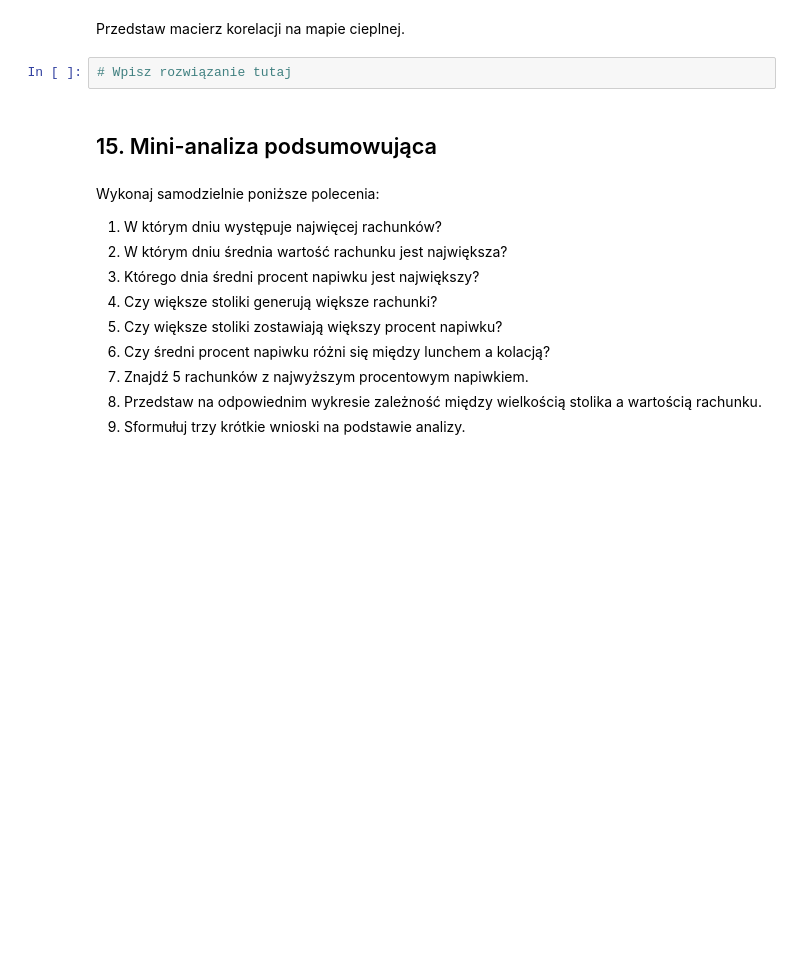
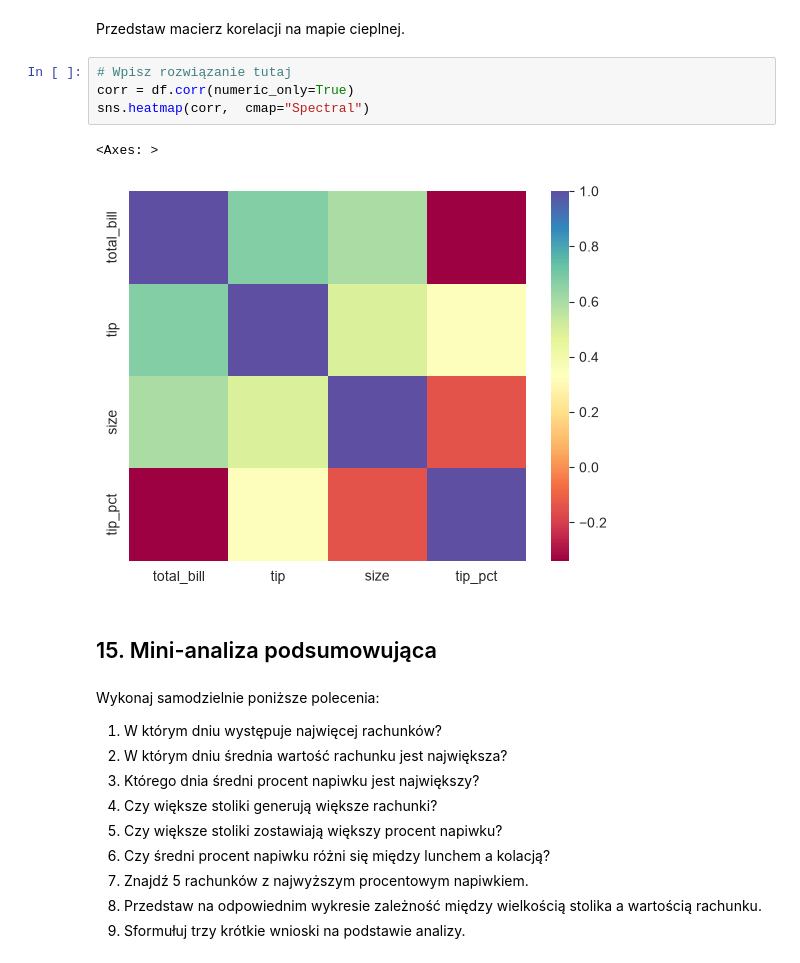
Before and after one commit to kingajutrzenka/Introduction-to-Data-Mining, a Jupyter notebook: 1les.ipynb, the cells around one changed output. Drawn from its saved outputs; the diff is of its cells as text; blank space fills up the shorter version.

```diff
--- a/1les.ipynb
+++ b/1les.ipynb
@@ -566,6 +587,11 @@ sns.lmplot(x='total_bill',y='tip', data=df, fit_reg=True)
 Przedstaw macierz korelacji na mapie cieplnej.
 # %%
 # Wpisz rozwiązanie tutaj
+corr = df.corr(numeric_only=True)
+sns.heatmap(corr,  cmap="Spectral")
+# %% [output]
+<Axes: >
+[figure, added]
 # %% [markdown]
 ## 15. Mini-analiza podsumowująca
 # %% [markdown]
```
Also changed, not shown: parts of 4 cells of this notebook.
